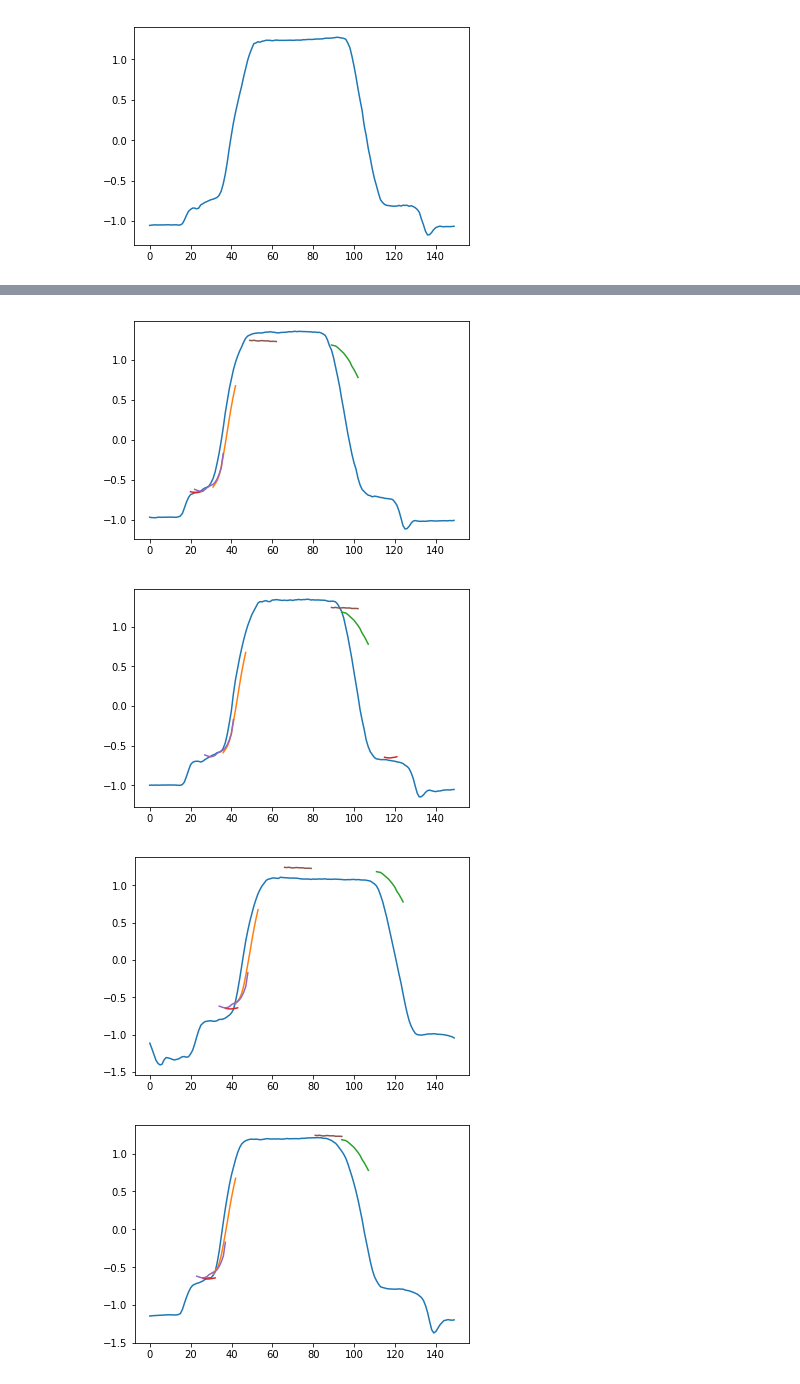
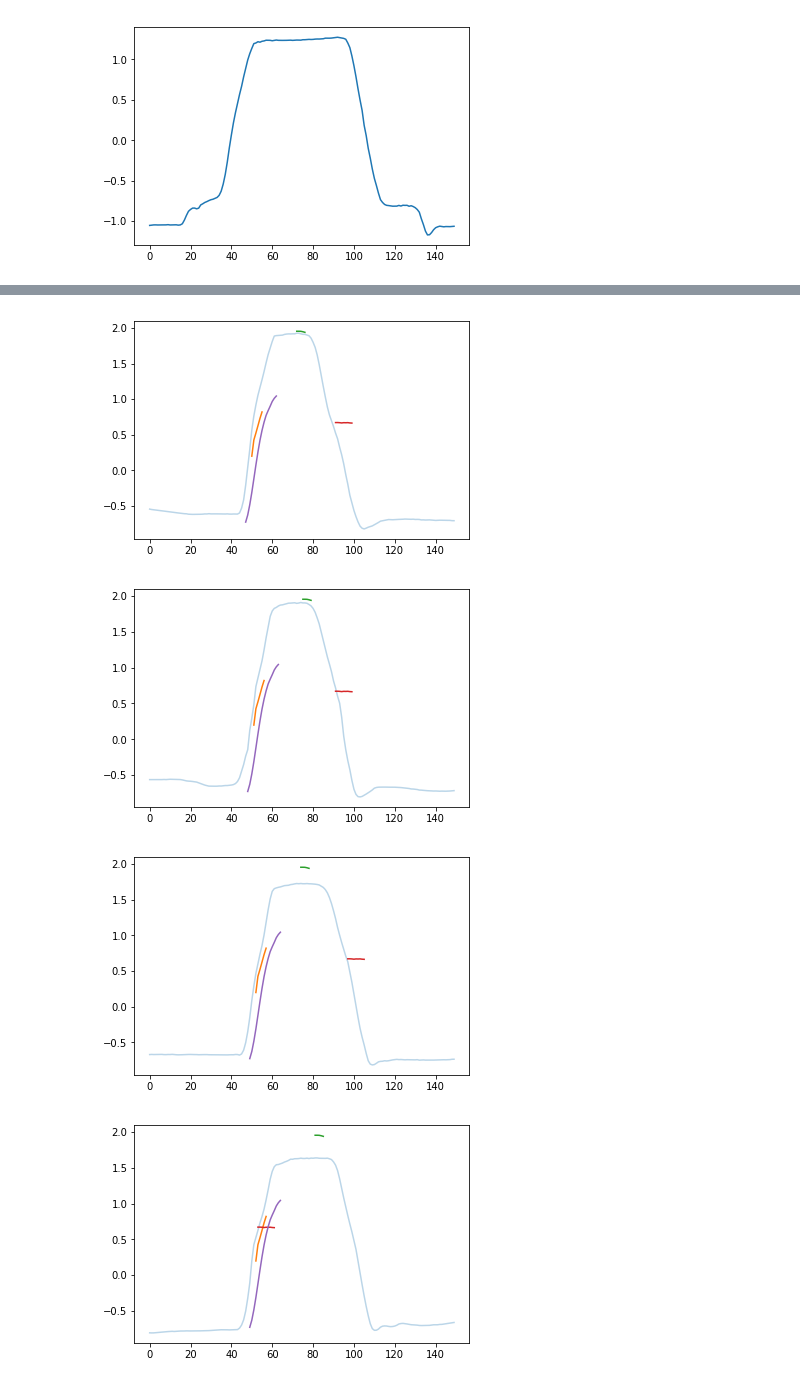
Before and after one commit to samirsaliba/shapelet-slice-discovery, a Jupyter notebook: gendis/experiments/searching_err_shaps_gunpoing.ipynb, the cells around one changed output, grey strips where cells are left out. Saved outputs shown, nothing was run; the diff lists cells and outputs as text; code cells hidden in the pictures.

```diff
--- a/gendis/experiments/searching_err_shaps_gunpoing.ipynb
+++ b/gendis/experiments/searching_err_shaps_gunpoing.ipynb
@@ -70,14 +70,14 @@ fitness_func = SubgroupDistance(
 
 args = {
     "fitness": fitness_func,
-    "population_size": 50,
+    "population_size": 100,
     "iterations": 50,
     "mutation_prob": 0.3,
     "crossover_prob": 0.3,
     "max_shaps": 5,
     "wait": 20,
     "max_len": 30,
-    "n_jobs": multiprocessing.cpu_count() - 2,
+    "n_jobs": multiprocessing.cpu_count() - 1,
     "verbose": True,
 }
 
@@ -210,24 +200,25 @@ plt.plot(X_sg.iloc[0].values)
-# %%
-from math import ceil, floor
-
-for series_idx in [1,2,3,4]:
-    series = X_sg.iloc[series_idx].values
-    plt.plot(series)
-
-    for shap_idx, shap in enumerate(gendis.best["shapelets"]):
-
-        loc = L_sg[series_idx][shap_idx]
-        #shap = gendis.best["shapelets"][shap_idx]
-
-        start = floor(loc * len(series))
-        end = ceil(start + len(shap))
-        shap_idx = list(range(start, end))
-
-        plt.plot(shap_idx, shap)
-
-    plt.show()
-# %% [output]
-[figure, removed]
-[figure, removed]
-[figure, removed]
-[figure, removed]
+# %%
+from math import ceil, floor
+
+
+for series_idx in sg_indexes[:5]:
+    series = X_train.iloc[series_idx].values
+    plt.plot(series, alpha=0.3)
+
+    for shap_idx, shap in enumerate(gendis.best["shapelets"]):
+
+        loc = L[series_idx][shap_idx]
+        #shap = gendis.best["shapelets"][shap_idx]
+
+        start = floor(loc * len(series))
+        end = ceil(start + len(shap))
+        shap_idx = list(range(start, end))
+
+        plt.plot(shap_idx, shap)
+
+    plt.show()
+# %% [output]
+[figure, added]
+[figure, added]
+[figure, added]
+[figure, added]
```
Also changed, not shown: parts of 12 cells of this notebook, 1 other file.
